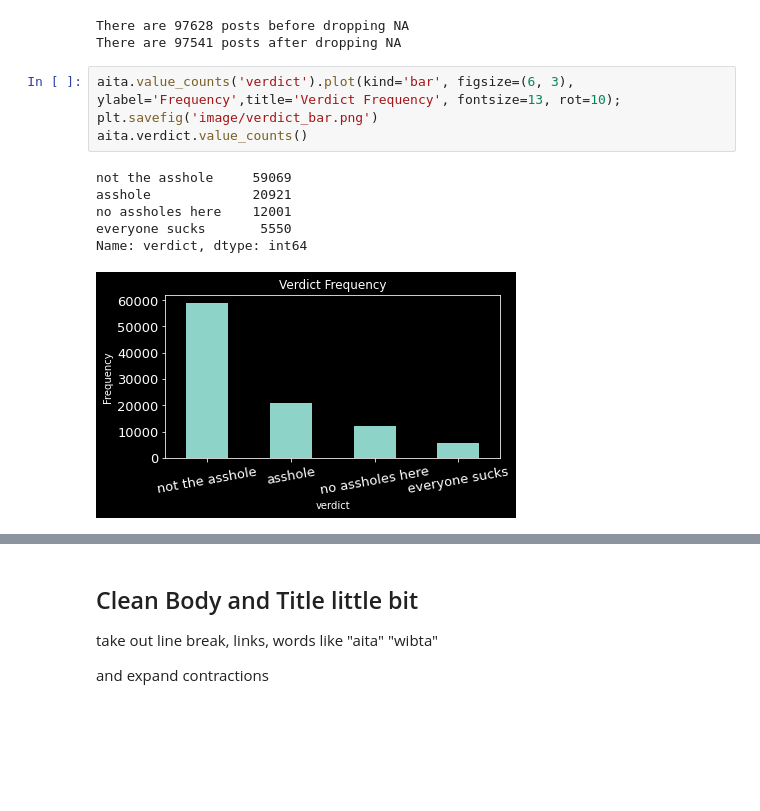
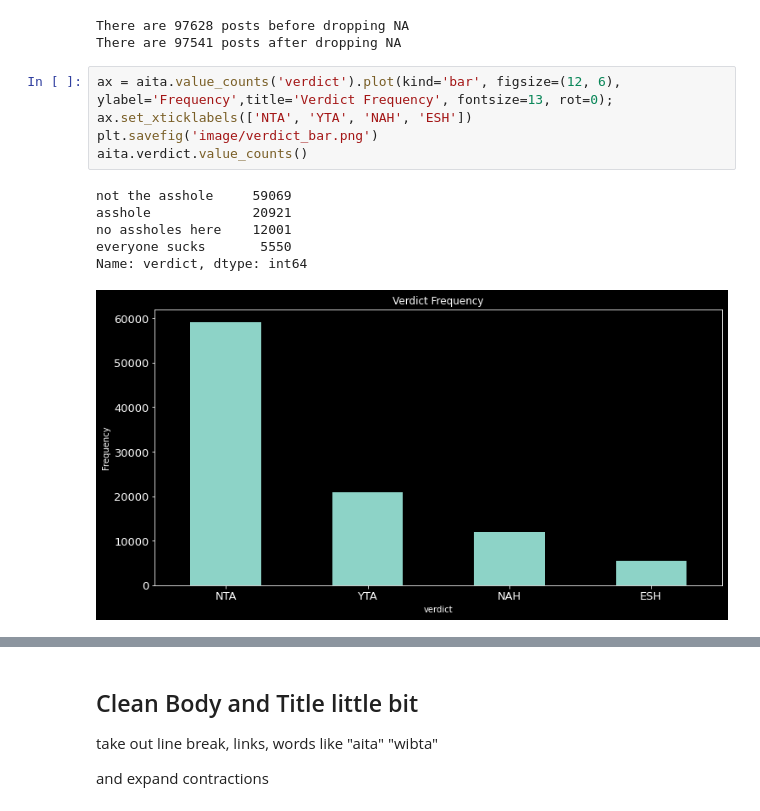
Before and after one commit to czengnn/who-is-the-asshole, a Jupyter notebook: who_the_a.ipynb, the cells around one changed output, grey strips where cells are left out. Drawn from its saved outputs; the diff is of its cells as text; blank space fills up the shorter version.

```diff
--- a/who_the_a.ipynb
+++ b/who_the_a.ipynb
@@ -25,14 +25,15 @@ print(f'There are {aita.shape[0]} posts after dropping NA')
 There are 97628 posts before dropping NA
 There are 97541 posts after dropping NA
 # %%
-aita.value_counts('verdict').plot(kind='bar', figsize=(6, 3), ylabel='Frequency',title='Verdict Frequency', fontsize=13, rot=10);
+ax = aita.value_counts('verdict').plot(kind='bar', figsize=(12, 6), ylabel='Frequency',title='Verdict Frequency', fontsize=13, rot=0);
+ax.set_xticklabels(['NTA', 'YTA', 'NAH', 'ESH'])
 plt.savefig('image/verdict_bar.png')
 aita.verdict.value_counts()
 # %% [output]
 not the asshole     59069
 asshole             20921
 no assholes here    12001
 everyone sucks       5550
 Name: verdict, dtype: int64
-[figure, old version]
+[figure, new version]
 # %%
```
Also changed, not shown: parts of 3 cells of this notebook, 8 other files.
